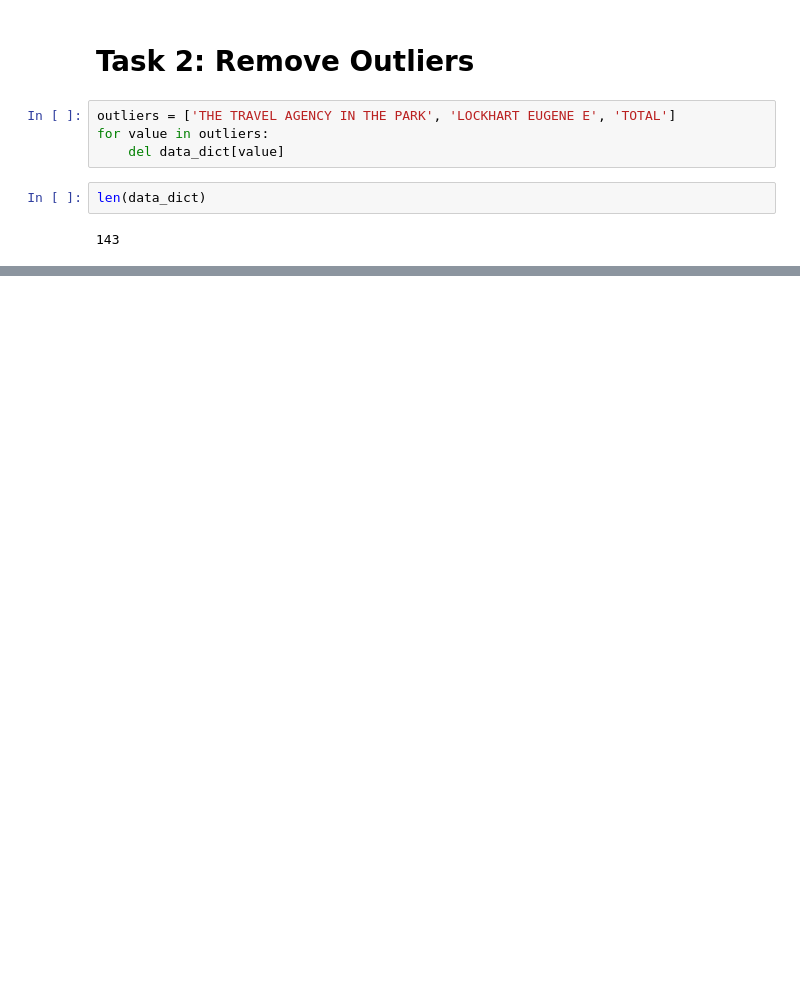
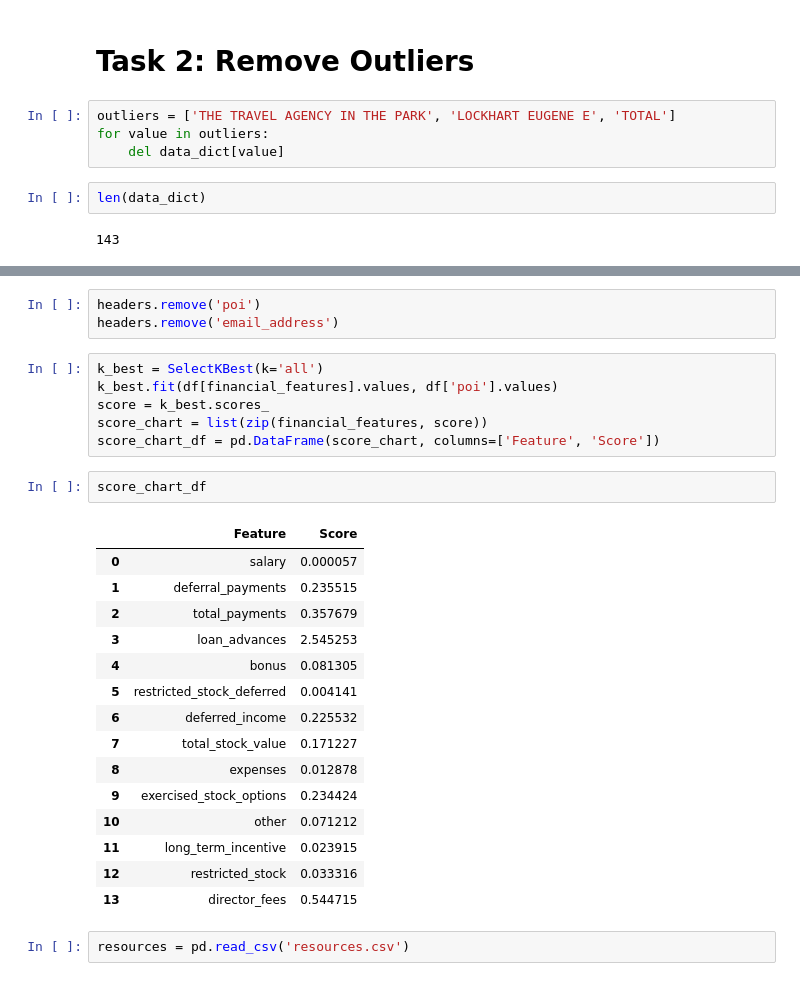
Before and after one commit to trenton3983/ud120-projects, a Jupyter notebook: ML_Project_Research.ipynb, the cells around one changed output, grey strips where cells are left out. Cells and saved outputs as stored; diff of their text form; blank space fills up the shorter version.

Commit message:
Add selectKfeatures

```diff
--- a/ML_Project_Research.ipynb
+++ b/ML_Project_Research.ipynb
@@ -207,0 +278,29 @@ len(data_dict)
+# %%
+headers.remove('poi')
+headers.remove('email_address')
+# %%
+k_best = SelectKBest(k='all')
+k_best.fit(df[financial_features].values, df['poi'].values)
+score = k_best.scores_
+score_chart = list(zip(financial_features, score))
+score_chart_df = pd.DataFrame(score_chart, columns=['Feature', 'Score'])
+# %%
+score_chart_df
+# %% [output]
+|  | Feature | Score |
+| 0 | salary | 0.000057 |
+| 1 | deferral_payments | 0.235515 |
+| 2 | total_payments | 0.357679 |
+| 3 | loan_advances | 2.545253 |
+| 4 | bonus | 0.081305 |
+| 5 | restricted_stock_deferred | 0.004141 |
+| 6 | deferred_income | 0.225532 |
+| 7 | total_stock_value | 0.171227 |
+| 8 | expenses | 0.012878 |
+| 9 | exercised_stock_options | 0.234424 |
+| 10 | other | 0.071212 |
+| 11 | long_term_incentive | 0.023915 |
+| 12 | restricted_stock | 0.033316 |
+| 13 | director_fees | 0.544715 |
+# %%
+resources = pd.read_csv('resources.csv')
```
Also changed, not shown: parts of 16 cells of this notebook.
